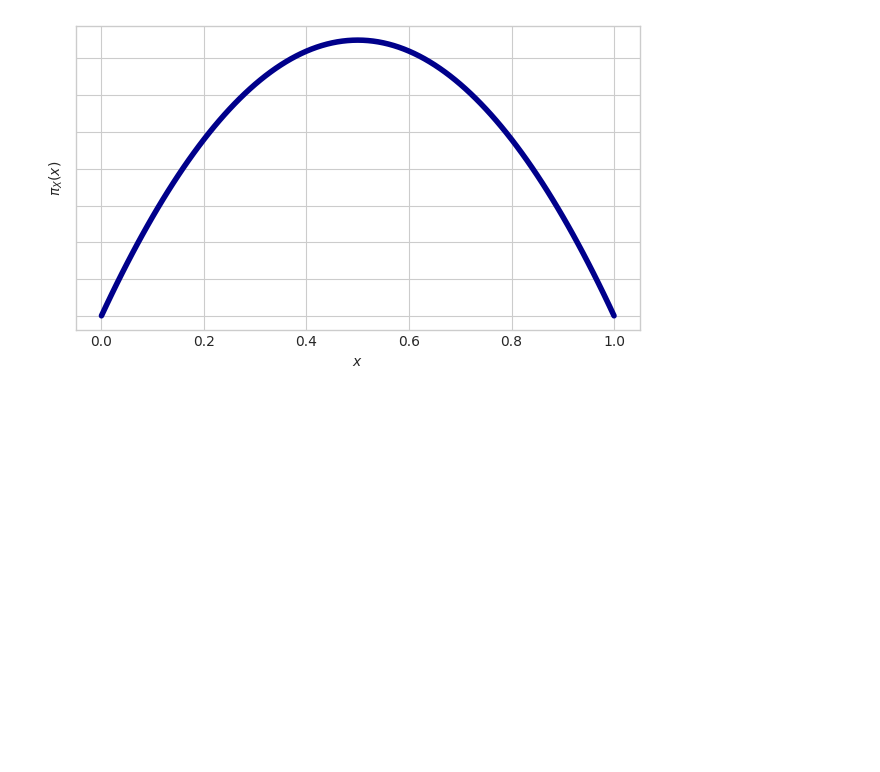
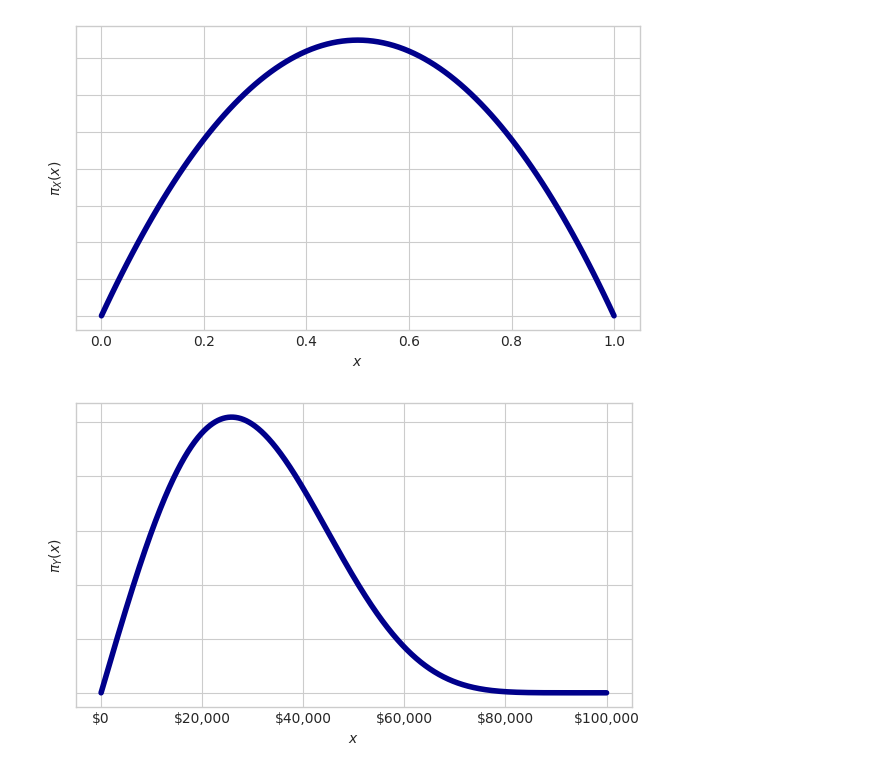
Before and after one commit to styuk/Time-Seriese, a Jupyter notebook: python/mcmc.ipynb, the cells around one changed output. Saved outputs shown, nothing was run; the diff lists cells and outputs as text; code cells hidden in the pictures; blank space fills up the shorter version.

```diff
--- a/python/mcmc.ipynb
+++ b/python/mcmc.ipynb
@@ -29,3 +29,30 @@ ax.set_yticklabels([])
 plt.show();
 # %% [output]
 [figure]
+# %%
+from matplotlib.ticker import FuncFormatter
+
+def pi_Y(y):
+    kumaRealization = y / 100000
+    jacobian = 1 / 10**5
+    if kumaRealization >= 0 and kumaRealization <= 1:
+        return 2*8*kumaRealization*(1-kumaRealization**2)**7*jacobian
+    else:
+        return 0
+
+def dollar_format(x, pos):
+    """Format y-axis tick Labels in dollar format"""
+    return '${:,.0f}'.format(x)
+
+x = [i for i in range(100001)]
+y = [pi_Y(i) for i in x]
+
+fig, ax = plt.subplots(figsize=(6, 3.5), layout='constrained')
+ax.plot(x, y, color='darkblue', linewidth=4)
+ax.set(xlabel=r'$x$', ylabel=r'$\pi_Y(x)$')
+ax.xaxis.set_major_formatter(FuncFormatter(dollar_format))
+ax.set_yticklabels([])
+
+plt.show()
+# %% [output]
+[figure, added]
```
Also changed, not shown: parts of 1 cell of this notebook.
